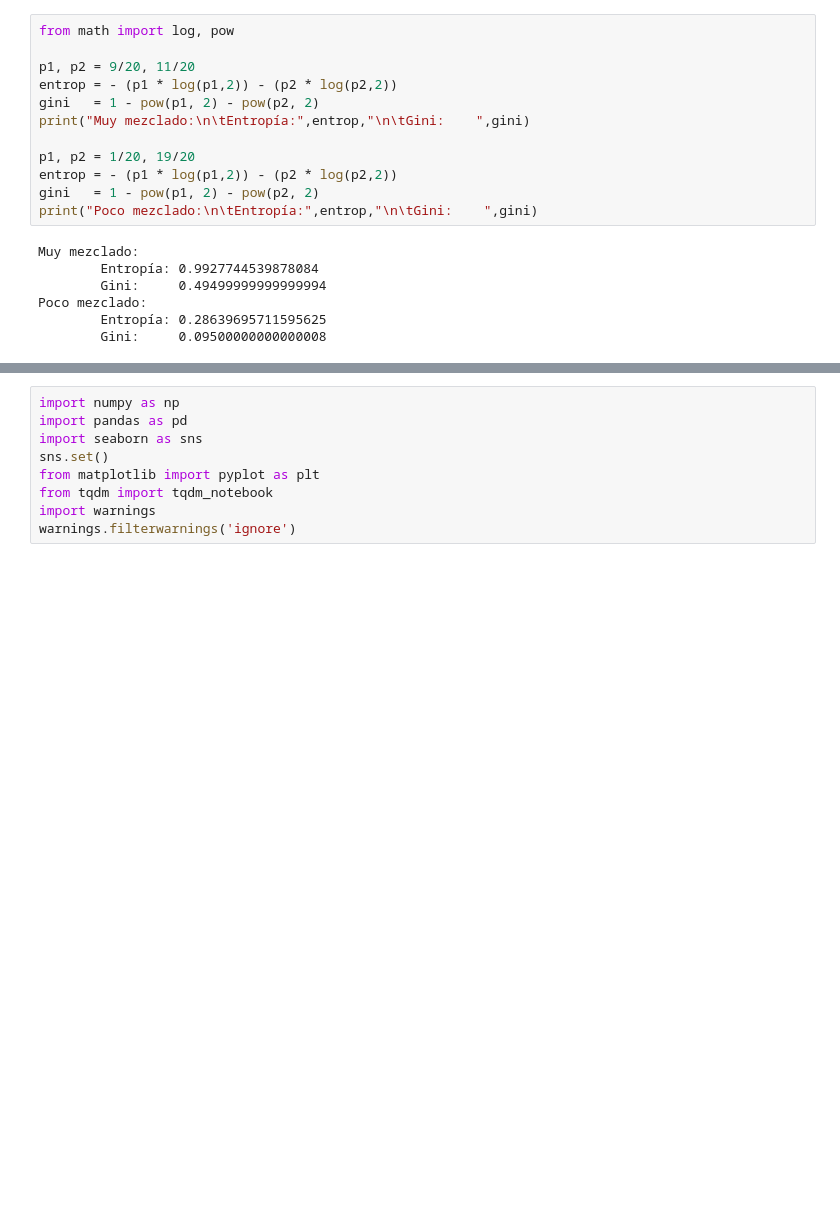
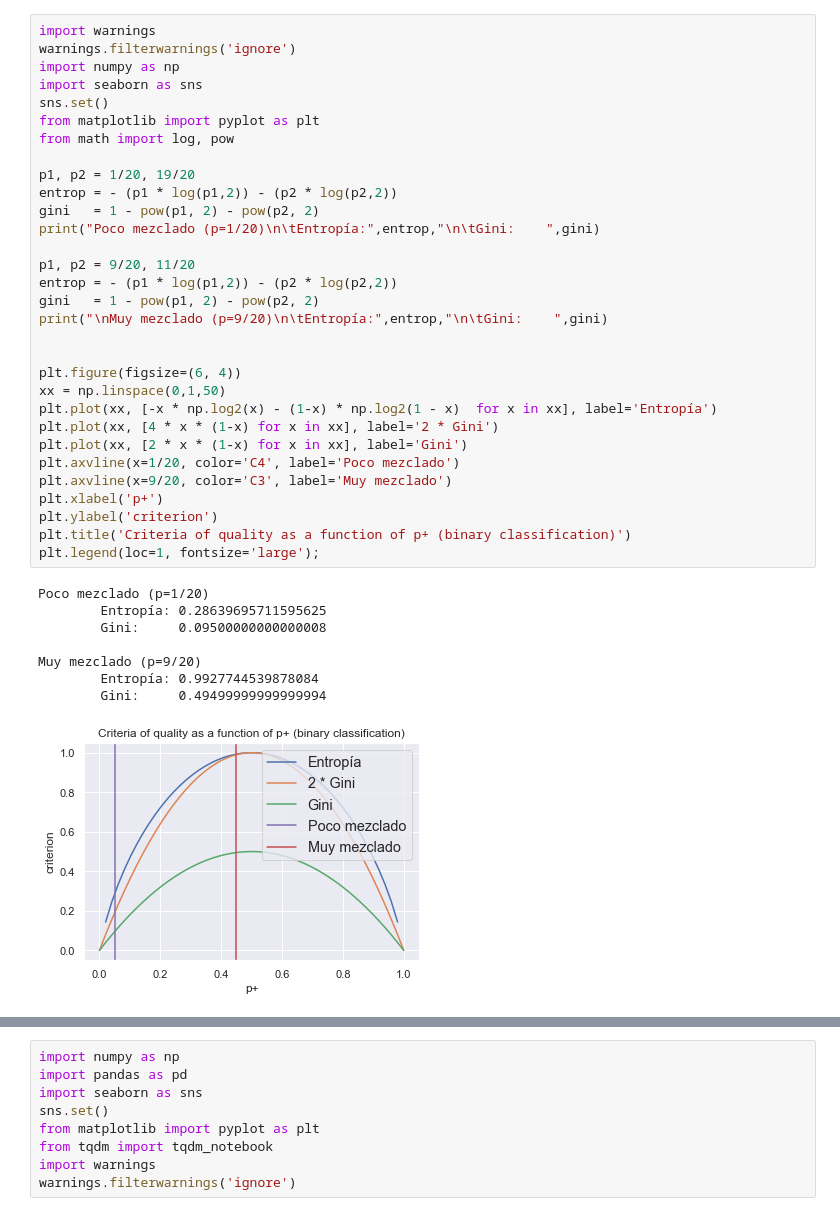
Before and after one commit to javiabellan/notebooks, a Jupyter notebook: ML COURSE/3. Decision trees.ipynb, the cells around one changed output, grey strips where cells are left out. Cells and saved outputs as stored; diff of their text form; blank space fills up the shorter version.

```diff
--- a/ML COURSE/3. Decision trees.ipynb
+++ b/ML COURSE/3. Decision trees.ipynb
@@ -23,22 +23,43 @@ $$S = - \left( \frac{9}{20}\log_2{\frac{9}{20}} \right) -
-# %%
-from math import log, pow
-
-p1, p2 = 9/20, 11/20
-entrop = - (p1 * log(p1,2)) - (p2 * log(p2,2))
-gini   = 1 - pow(p1, 2) - pow(p2, 2)
-print("Muy mezclado:\n\tEntropía:",entrop,"\n\tGini:    ",gini)
-
-p1, p2 = 1/20, 19/20
-entrop = - (p1 * log(p1,2)) - (p2 * log(p2,2))
-gini   = 1 - pow(p1, 2) - pow(p2, 2)
-print("Poco mezclado:\n\tEntropía:",entrop,"\n\tGini:    ",gini)
-# %% [output]
-Muy mezclado:
-        Entropía: 0.9927744539878084
-        Gini:     0.49499999999999994
-Poco mezclado:
-        Entropía: 0.28639695711595625
-        Gini:     0.09500000000000008
+# %%
+import warnings
+warnings.filterwarnings('ignore')
+import numpy as np
+import seaborn as sns
+sns.set()
+from matplotlib import pyplot as plt
+from math import log, pow
+
+p1, p2 = 1/20, 19/20
+entrop = - (p1 * log(p1,2)) - (p2 * log(p2,2))
+gini   = 1 - pow(p1, 2) - pow(p2, 2)
+print("Poco mezclado (p=1/20)\n\tEntropía:",entrop,"\n\tGini:    ",gini)
+
+p1, p2 = 9/20, 11/20
+entrop = - (p1 * log(p1,2)) - (p2 * log(p2,2))
+gini   = 1 - pow(p1, 2) - pow(p2, 2)
+print("\nMuy mezclado (p=9/20)\n\tEntropía:",entrop,"\n\tGini:    ",gini)
+
+
+plt.figure(figsize=(6, 4))
+xx = np.linspace(0,1,50)
+plt.plot(xx, [-x * np.log2(x) - (1-x) * np.log2(1 - x)  for x in xx], label='Entropía')
+plt.plot(xx, [4 * x * (1-x) for x in xx], label='2 * Gini')
+plt.plot(xx, [2 * x * (1-x) for x in xx], label='Gini')
+plt.axvline(x=1/20, color='C4', label='Poco mezclado')
+plt.axvline(x=9/20, color='C3', label='Muy mezclado')
+plt.xlabel('p+')
+plt.ylabel('criterion')
+plt.title('Criteria of quality as a function of p+ (binary classification)')
+plt.legend(loc=1, fontsize='large');
+# %% [output]
+Poco mezclado (p=1/20)
+        Entropía: 0.28639695711595625
+        Gini:     0.09500000000000008
+
+Muy mezclado (p=9/20)
+        Entropía: 0.9927744539878084
+        Gini:     0.49499999999999994
+[figure, added]
 # %% [markdown]
 La entropía puede tomar valores de $[0,1]$, donde valores cercanos al $0$ indican que hay una clase dominante y por lo tanto poco caos. Y una entropía cercana a $1$ indica que hay muchas clases con probabilidades similares, es decir, caos y desorden.
 
```
Also changed, not shown: parts of 6 cells of this notebook, 22 other files.
